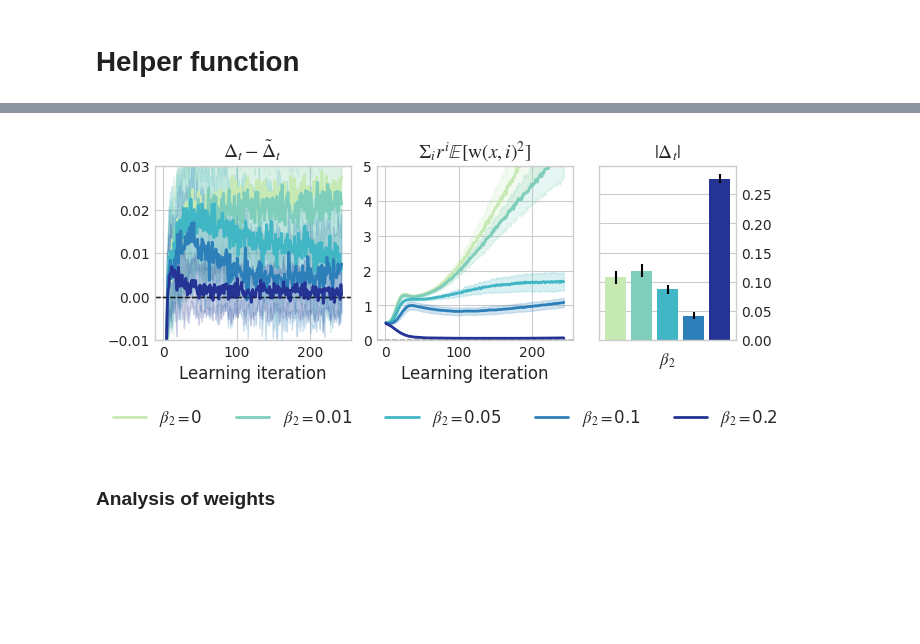
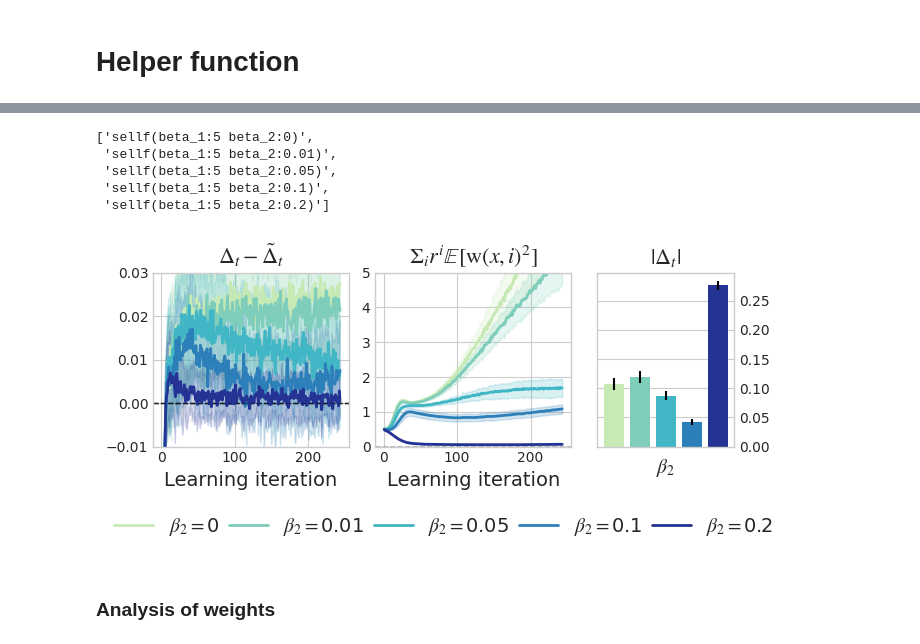
Before and after one commit to hiaac-finance/sellf, a Jupyter notebook: lending_experiment/figures.ipynb, the cells around one changed output, grey strips where cells are left out. Cells and saved outputs as stored; diff of their text form; code cells hidden in the pictures; blank space fills up the shorter version.

```diff
--- a/lending_experiment/figures.ipynb
+++ b/lending_experiment/figures.ipynb
@@ -243,8 +273,8 @@ def process_table(result_table):
 # %%
 env_name = "fico_equal"
 mu_type = "accuracy"
-train_files = glob(f"experiments/ablation/**/{env_name}/{mu_type}/**/models/*.csv")
-eval_files = glob(f"experiments/ablation/**/{env_name}/{mu_type}/**/eval/*.csv")
+train_files = glob(f"experiments/ablation_old/**/{env_name}/{mu_type}/**/models/*.csv")
+eval_files = glob(f"experiments/ablation_old/**/{env_name}/{mu_type}/**/eval/*.csv")
 alg_dict = dict([(f.split("/")[-3], []) for f in train_files])
 alg_dict_eval = dict([(f.split("/")[-3], []) for f in eval_files])
 for f in train_files:
@@ -305,6 +335,14 @@ for alg_name, file_list in alg_dict_eval.items():
     }
 # %%
 sorted_algs = sorted(alg_dfs, key = lambda x : float(x.split(":")[2].replace(")", "")))
+# %%
+sorted_algs
+# %% [output]
+['sellf(beta_1:5 beta_2:0)',
+ 'sellf(beta_1:5 beta_2:0.01)',
+ 'sellf(beta_1:5 beta_2:0.05)',
+ 'sellf(beta_1:5 beta_2:0.1)',
+ 'sellf(beta_1:5 beta_2:0.2)']
 # %%
 colors = ['#c7e9b4','#7fcdbb','#41b6c4','#2c7fb8','#253494']
 
@@ -373,41 +411,42 @@ for alg_name in sorted_algs:
     #plt.show()
 
 axs[0].set_ylim(-0.01, 0.03)
 axs[1].set_ylim(0, 5)
-axs[0].set_title(r"$\Delta_t - \tilde \Delta_t $", fontsize=14)
-axs[1].set_title(r"$\Sigma_i r^i \mathbb{E}[\mathrm{w}(x, i)^2]$", fontsize=14)
-axs[2].set_title(r"$|\Delta_t|$", fontsize=14)
+axs[0].set_title(r"$\Delta_t - \tilde \Delta_t $", fontsize=16)
+axs[1].set_title(r"$\Sigma_i r^i \mathbb{E}[\mathrm{w}(x, i)^2]$", fontsize=16)
+axs[2].set_title(r"$|\Delta_t|$", fontsize=16)
 
 fig.subplots_adjust(bottom=0.3, wspace=0.33)
 
-axs[0].set_xlabel("Learning iteration", fontsize = 12)
-axs[1].set_xlabel("Learning iteration", fontsize = 12)
-axs[2].set_xlabel(r"$\beta_2$", fontsize = 12)
+axs[0].set_xlabel("Learning iteration", fontsize = 14)
+axs[1].set_xlabel("Learning iteration", fontsize = 14)
+axs[2].set_xlabel(r"$\beta_2$", fontsize = 14)
 axs[1].legend(
     loc="upper center",
     bbox_to_anchor=(0.35, -0.3),
     ncol=5,
-    fontsize=12
+    fontsize=14,
+    columnspacing=0.5,
 )
 
 for i in range(3):
     axs[i].grid(True)
 
 # make the last only be horizontal grid
 axs[-1].xaxis.grid(False)
 
 # reduce the horizontal gap between plots
 
 
 # place y ticks of last plot on the right
 axs[2].yaxis.tick_right()
 axs[2].yaxis.set_label_position("right")
 
 fig.subplots_adjust(wspace=0.15)
 
 plt.savefig("figures/ablation_beta2.pdf", bbox_inches="tight")
 # %% [output]
-[figure, old version]
+[figure, new version]
 # %% [markdown]
 ### Analysis of weights
 # %%
```
Also changed, not shown: parts of 83 cells of this notebook, 5 other files.
